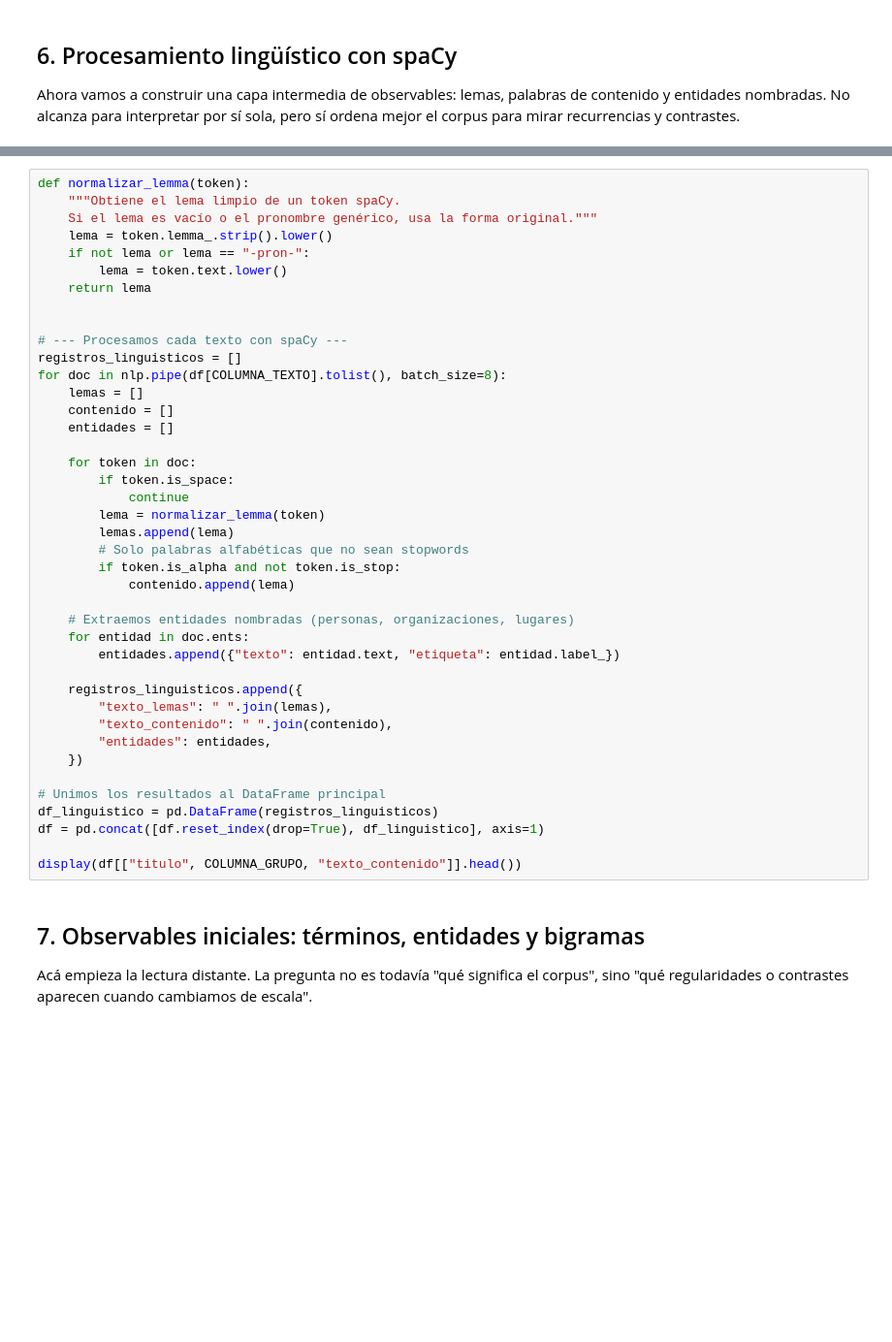
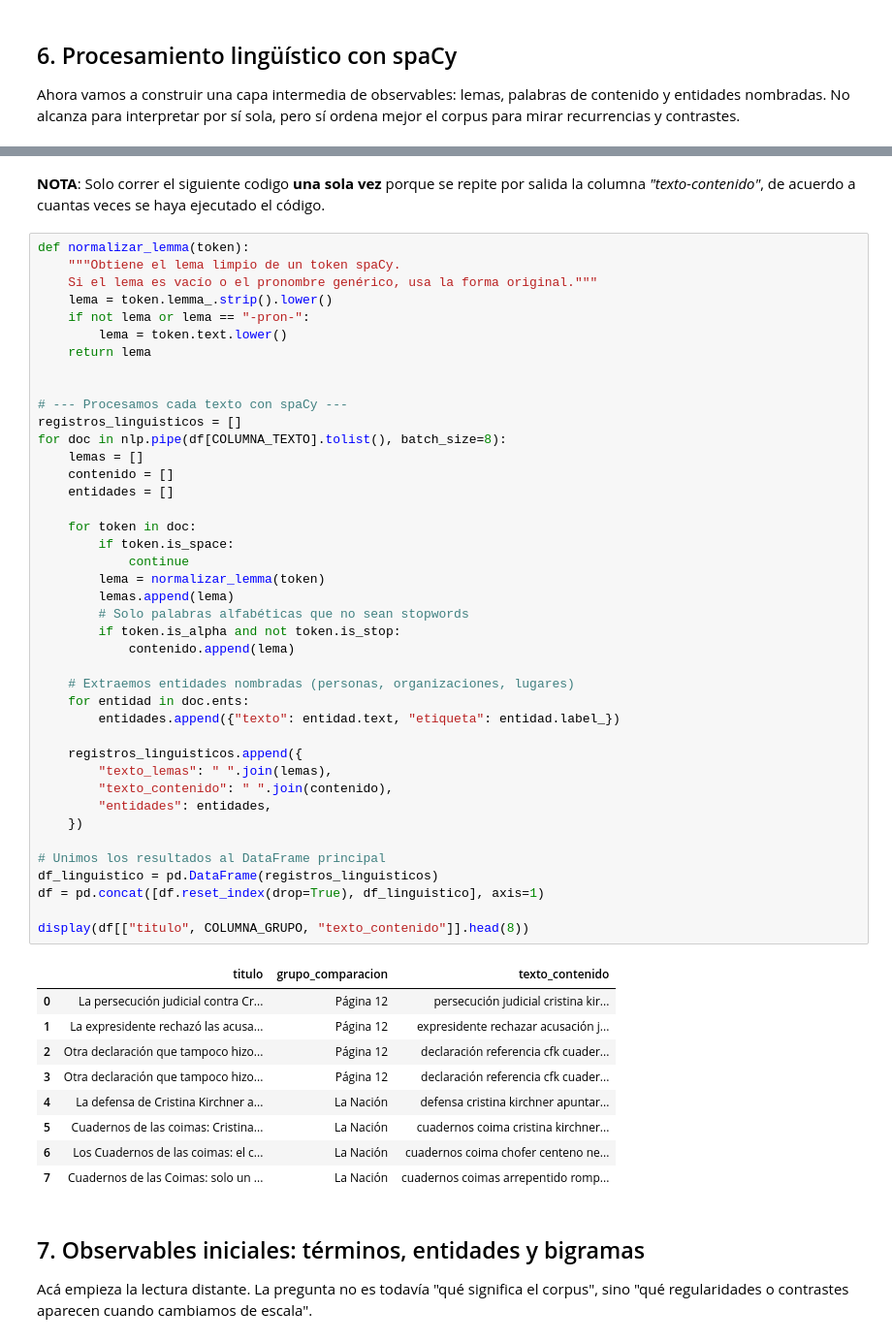
Before and after one commit to vpenacca-pixel/penacca-victoria-pln-1c-2026, a Jupyter notebook: 007_tpi_2/TPI_2_Text_Mining_y_Analisis_Discursivo_Comparado.ipynb, the cells around one changed output, grey strips where cells are left out. Shown at 97% size. Drawn from its saved outputs; the diff is of its cells as text; blank space fills up the shorter version.

```diff
--- a/007_tpi_2/TPI_2_Text_Mining_y_Analisis_Discursivo_Comparado.ipynb
+++ b/007_tpi_2/TPI_2_Text_Mining_y_Analisis_Discursivo_Comparado.ipynb
@@ -438,3 +535,5 @@ except Exception as error:
+# %% [markdown]
+**NOTA**: Solo correr el siguiente codigo **una sola vez** porque se repite por salida la columna *"texto-contenido"*, de acuerdo a cuantas veces se haya ejecutado el código.
 # %%
 def normalizar_lemma(token):
     """Obtiene el lema limpio de un token spaCy.
@@ -448,34 +547,44 @@ def normalizar_lemma(token):
 # --- Procesamos cada texto con spaCy ---
 registros_linguisticos = []
 for doc in nlp.pipe(df[COLUMNA_TEXTO].tolist(), batch_size=8):
     lemas = []
     contenido = []
     entidades = []
 
     for token in doc:
         if token.is_space:
             continue
         lema = normalizar_lemma(token)
         lemas.append(lema)
         # Solo palabras alfabéticas que no sean stopwords
         if token.is_alpha and not token.is_stop:
             contenido.append(lema)
 
     # Extraemos entidades nombradas (personas, organizaciones, lugares)
     for entidad in doc.ents:
         entidades.append({"texto": entidad.text, "etiqueta": entidad.label_})
 
     registros_linguisticos.append({
         "texto_lemas": " ".join(lemas),
         "texto_contenido": " ".join(contenido),
         "entidades": entidades,
     })
 
 # Unimos los resultados al DataFrame principal
 df_linguistico = pd.DataFrame(registros_linguisticos)
 df = pd.concat([df.reset_index(drop=True), df_linguistico], axis=1)
 
-display(df[["titulo", COLUMNA_GRUPO, "texto_contenido"]].head())
+display(df[["titulo", COLUMNA_GRUPO, "texto_contenido"]].head(8))
+# %% [output]
+|  | titulo | grupo_comparacion | texto_contenido |
+| 0 | La persecución judicial contra Cr... | Página 12 | persecución judicial cristina kir... |
+| 1 | La expresidente rechazó las acusa... | Página 12 | expresidente rechazar acusación j... |
+| 2 | Otra declaración que tampoco hizo... | Página 12 | declaración referencia cfk cuader... |
+| 3 | Otra declaración que tampoco hizo... | Página 12 | declaración referencia cfk cuader... |
+| 4 | La defensa de Cristina Kirchner a... | La Nación | defensa cristina kirchner apuntar... |
+| 5 | Cuadernos de las coimas: Cristina... | La Nación | cuadernos coima cristina kirchner... |
+| 6 | Los Cuadernos de las coimas: el c... | La Nación | cuadernos coima chofer centeno ne... |
+| 7 | Cuadernos de las Coimas: solo un ... | La Nación | cuadernos coimas arrepentido romp... |
 # %% [markdown]
 ## 7. Observables iniciales: términos, entidades y bigramas
 
```
Also changed, not shown: parts of 29 cells of this notebook, 9 other files.
